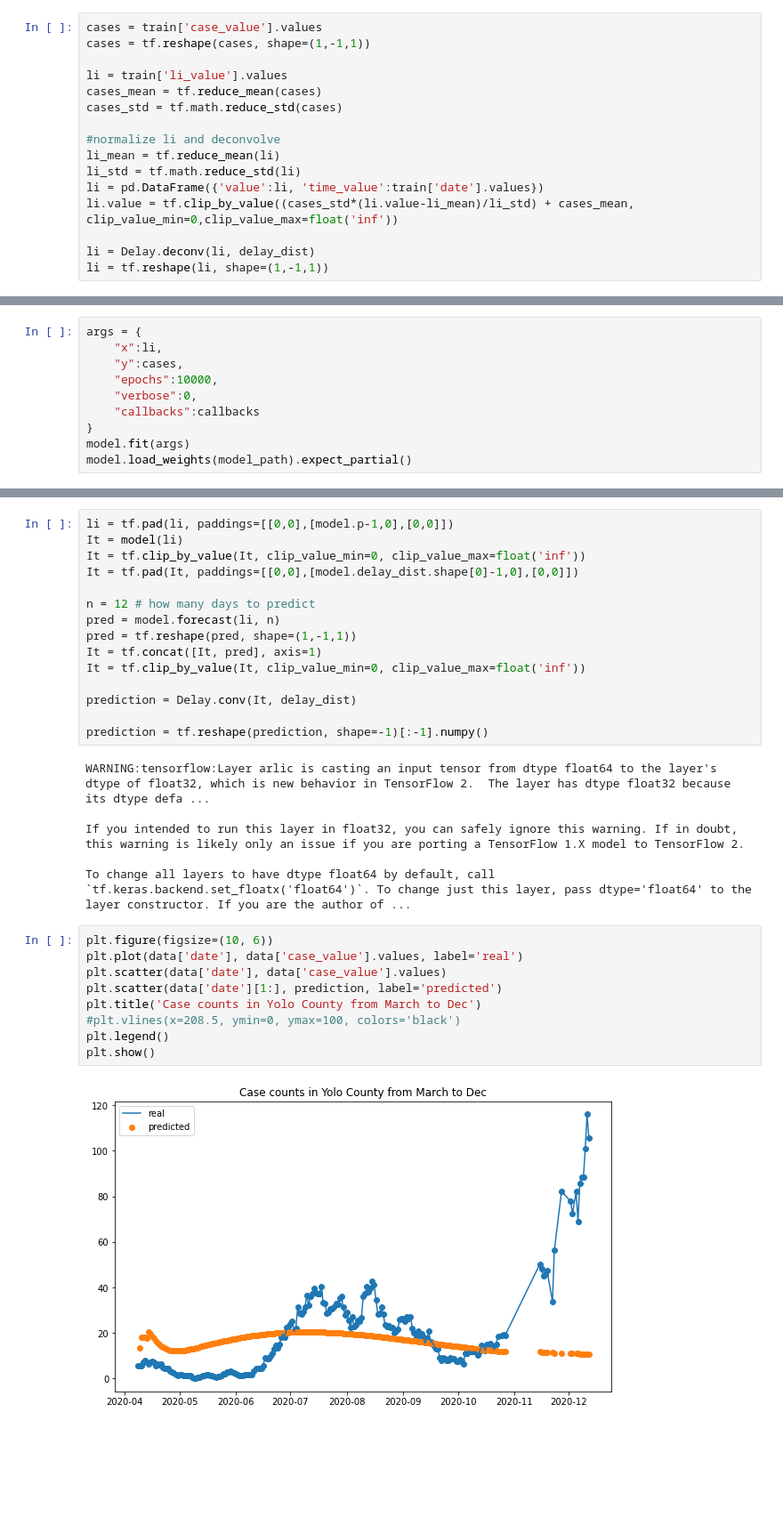
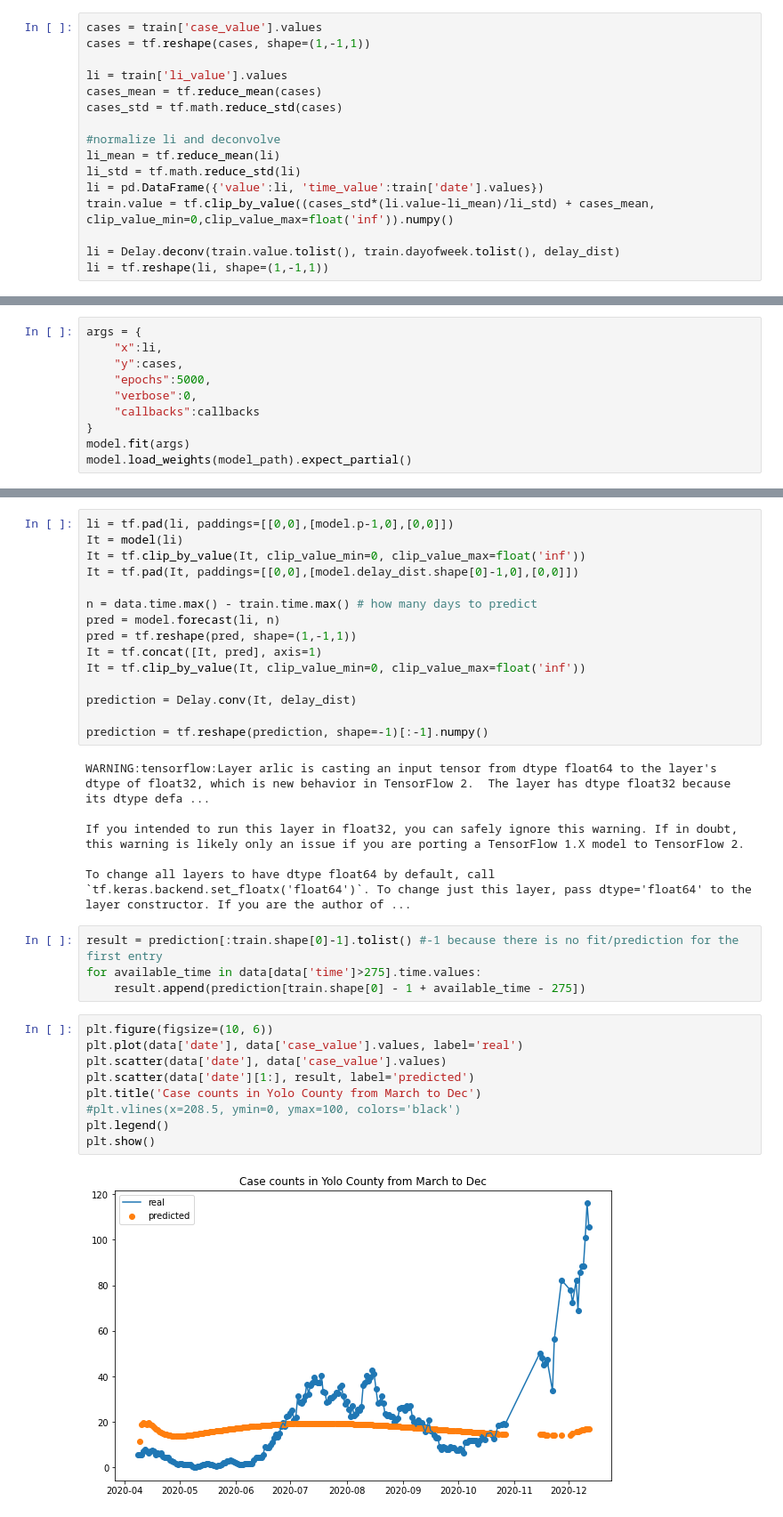
Before and after one commit to hdt-modeling/hdt-forecast, a Jupyter notebook: examples/Using ARLIC.ipynb, the cells around one changed output, grey strips where cells are left out. Shown: that part at 89% size. Cells and saved outputs as stored; diff of their text form; blank space fills up the shorter version.

Commit message:
change example document. Show how imputation affects the result for Yolo County

```diff
--- a/examples/Using ARLIC.ipynb
+++ b/examples/Using ARLIC.ipynb
@@ -83,9 +81,9 @@ cases_std = tf.math.reduce_std(cases)
 li_mean = tf.reduce_mean(li)
 li_std = tf.math.reduce_std(li)
 li = pd.DataFrame({'value':li, 'time_value':train['date'].values})
-li.value = tf.clip_by_value((cases_std*(li.value-li_mean)/li_std) + cases_mean, clip_value_min=0,clip_value_max=float('inf'))
+train.value = tf.clip_by_value((cases_std*(li.value-li_mean)/li_std) + cases_mean, clip_value_min=0,clip_value_max=float('inf')).numpy()
 
-li = Delay.deconv(li, delay_dist)
+li = Delay.deconv(train.value.tolist(), train.dayofweek.tolist(), delay_dist)
 li = tf.reshape(li, shape=(1,-1,1))
 # %% [markdown]
 ### Config Model
@@ -118,7 +116,7 @@ model.compile(
 args = {
     "x":li,
     "y":cases,
-    "epochs":10000,
+    "epochs":5000,
     "verbose":0,
     "callbacks":callbacks
 }
@@ -145,7 +143,7 @@ It = model(li)
 It = tf.clip_by_value(It, clip_value_min=0, clip_value_max=float('inf'))
 It = tf.pad(It, paddings=[[0,0],[model.delay_dist.shape[0]-1,0],[0,0]])
 
-n = 12 # how many days to predict
+n = data.time.max() - train.time.max() # how many days to predict
 pred = model.forecast(li, n)
 pred = tf.reshape(pred, shape=(1,-1,1))
 It = tf.concat([It, pred], axis=1)
@@ -160,14 +158,18 @@ WARNING:tensorflow:Layer arlic is casting an input tensor from dtype float64 to
 If you intended to run this layer in float32, you can safely ignore this warning. If in doubt, this warning is likely only an issue if you are porting a TensorFlow 1.X model to TensorFlow 2.
 
 To change all layers to have dtype float64 by default, call `tf.keras.backend.set_floatx('float64')`. To change just this layer, pass dtype='float64' to the layer constructor. If you are the author of ...
+# %%
+result = prediction[:train.shape[0]-1].tolist() #-1 because there is no fit/prediction for the first entry
+for available_time in data[data['time']>275].time.values:
+    result.append(prediction[train.shape[0] - 1 + available_time - 275])
 # %%
 plt.figure(figsize=(10, 6))
 plt.plot(data['date'], data['case_value'].values, label='real')
 plt.scatter(data['date'], data['case_value'].values)
-plt.scatter(data['date'][1:], prediction, label='predicted')
+plt.scatter(data['date'][1:], result, label='predicted')
 plt.title('Case counts in Yolo County from March to Dec')
 #plt.vlines(x=208.5, ymin=0, ymax=100, colors='black')
 plt.legend()
 plt.show()
 # %% [output]
-[figure, old version]
+[figure, new version]
```
Also changed, not shown: parts of 20 cells of this notebook.
